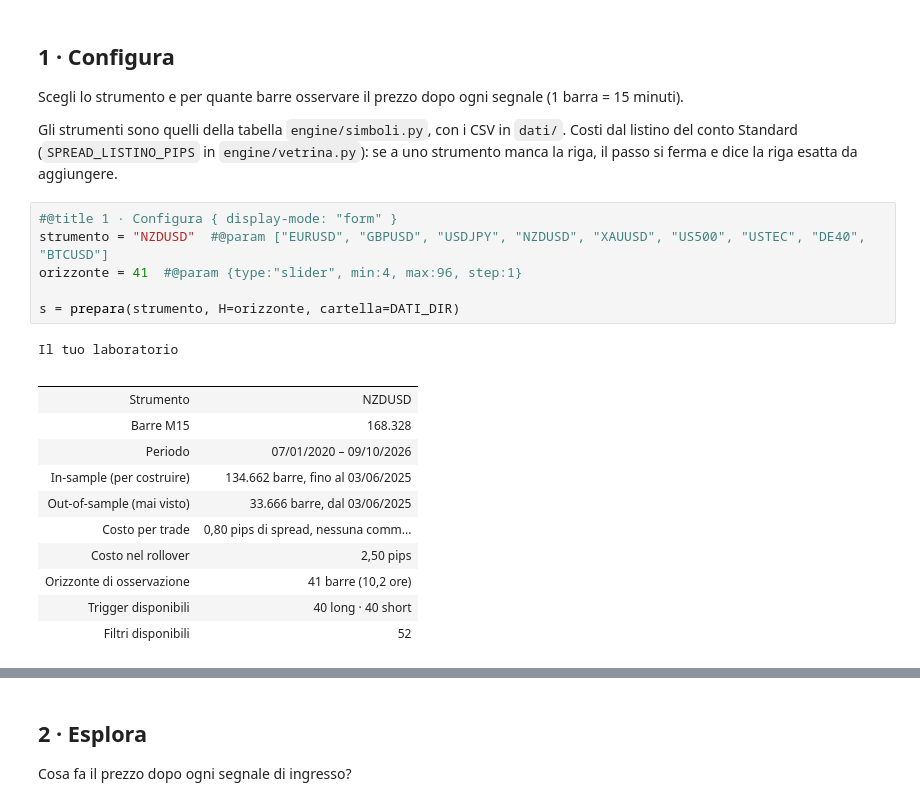
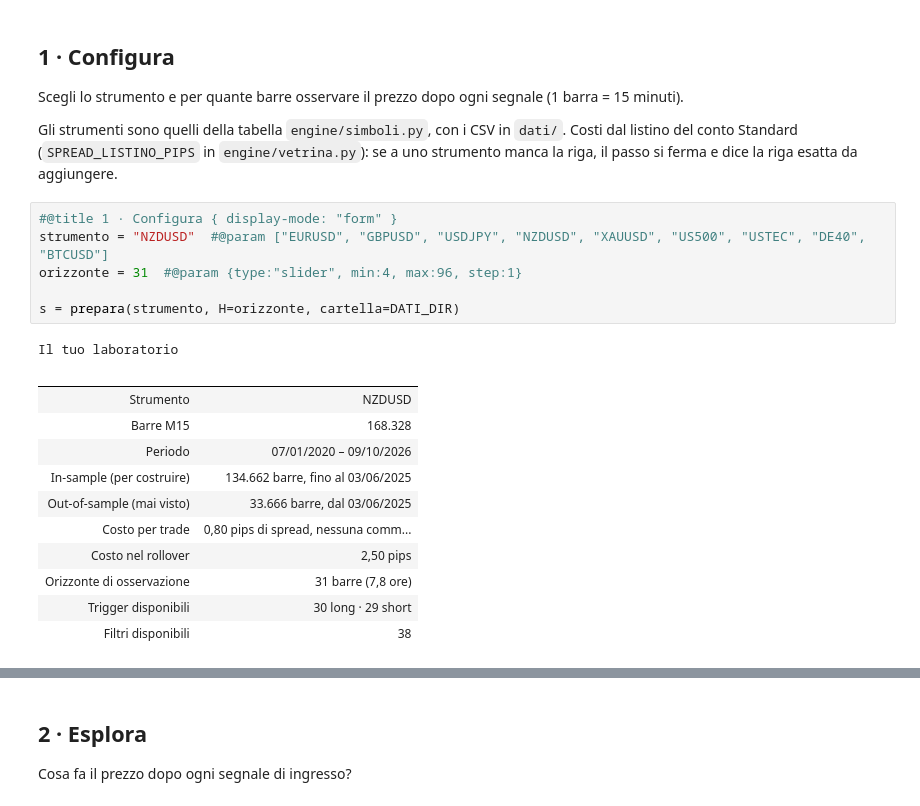
Before and after one commit to matti410/Trading-System-Creator_V4, a Jupyter notebook: Trading_System_Lab.ipynb, the cells around one changed output, grey strips where cells are left out. Drawn from its saved outputs; the diff is of its cells as text.

```diff
--- a/Trading_System_Lab.ipynb
+++ b/Trading_System_Lab.ipynb
@@ -83,22 +83,22 @@ Gli strumenti sono quelli della tabella `engine/simboli.py`, con i CSV in `dati/
 # %%
 #@title 1 · Configura { display-mode: "form" }
 strumento = "NZDUSD"  #@param ["EURUSD", "GBPUSD", "USDJPY", "NZDUSD", "XAUUSD", "US500", "USTEC", "DE40", "BTCUSD"]
-orizzonte = 41  #@param {type:"slider", min:4, max:96, step:1}
+orizzonte = 31  #@param {type:"slider", min:4, max:96, step:1}
 
 s = prepara(strumento, H=orizzonte, cartella=DATI_DIR)
 # %% [output]
 Il tuo laboratorio
 |  |  |
 | Strumento | NZDUSD |
 | Barre M15 | 168.328 |
 | Periodo | 07/01/2020 – 09/10/2026 |
 | In-sample (per costruire) | 134.662 barre, fino al 03/06/2025 |
 | Out-of-sample (mai visto) | 33.666 barre, dal 03/06/2025 |
 | Costo per trade | 0,80 pips di spread, nessuna comm... |
 | Costo nel rollover | 2,50 pips |
-| Orizzonte di osservazione | 41 barre (10,2 ore) |
-| Trigger disponibili | 40 long · 40 short |
-| Filtri disponibili | 52 |
+| Orizzonte di osservazione | 31 barre (7,8 ore) |
+| Trigger disponibili | 30 long · 29 short |
+| Filtri disponibili | 38 |
 [interactive output not drawn]
 # %% [markdown]
 ## 2 · Esplora
```
Also changed, not shown: parts of 12 cells of this notebook.
